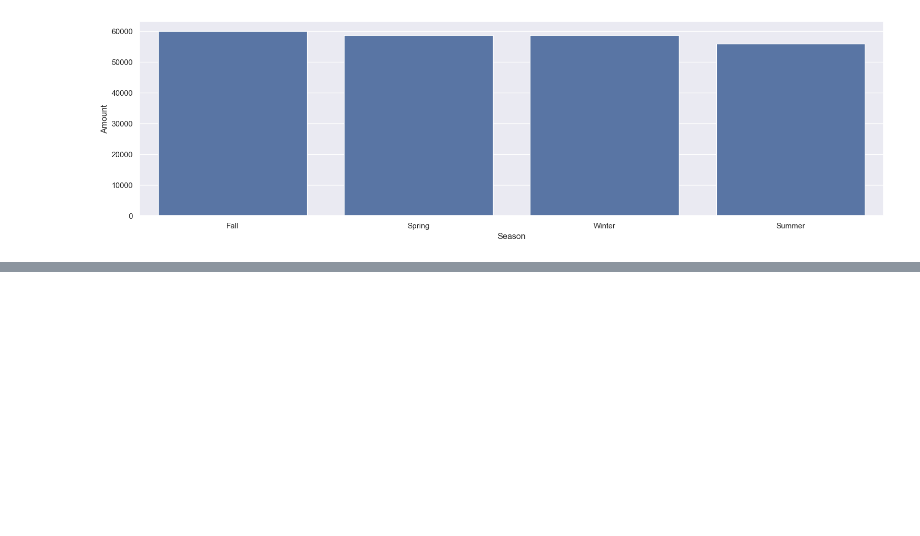
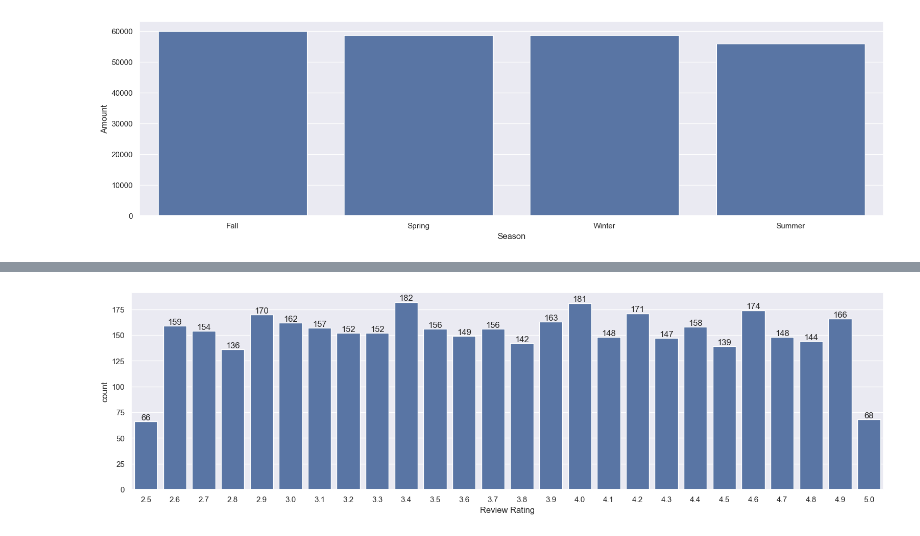
Before and after one commit to Amanmishra03/data-analysis---project, a Jupyter notebook: sales trends analysis/analysis.ipynb, the cells around one changed output, grey strips where cells are left out. Saved outputs shown, nothing was run; the diff lists cells and outputs as text; code cells hidden in the pictures; blank space fills up the shorter version.

```diff
--- a/sales trends analysis/analysis.ipynb
+++ b/sales trends analysis/analysis.ipynb
@@ -402,0 +417,6 @@ from the above graph we
+# %%
+am = sns.countplot(x='Review Rating', data=df)
+for bars in am.containers:
+    am.bar_label(bars)
+# %% [output]
+[figure, added]
```
Also changed, not shown: parts of 4 cells of this notebook.
